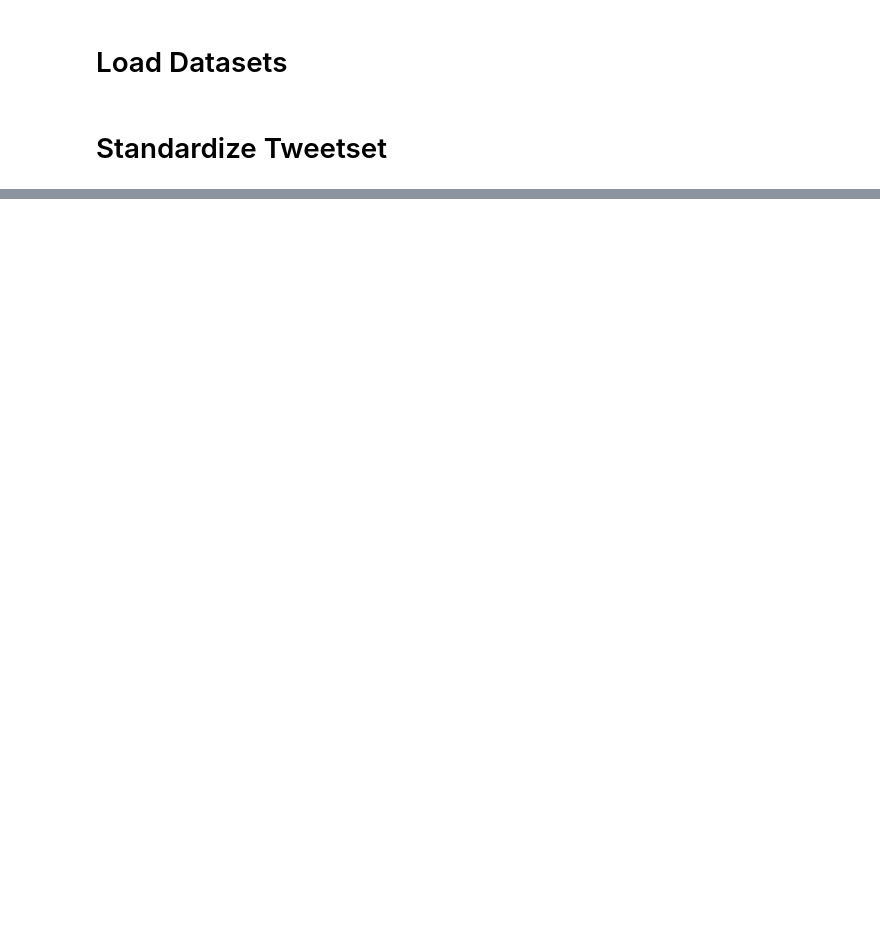
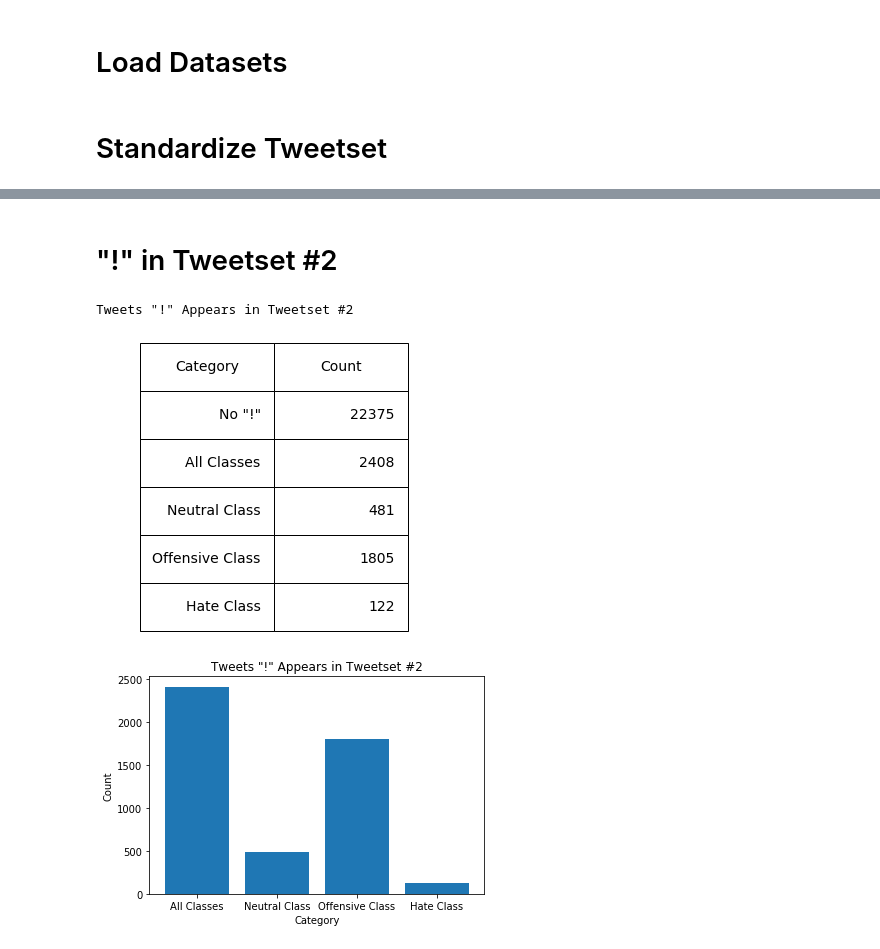
Before and after one commit to hkhan925/Hate-Speech-Classifier, a Jupyter notebook: CogMI Conference/Metadata.ipynb, the cells around one changed output, grey strips where cells are left out. Cells and saved outputs as stored; diff of their text form; code cells hidden in the pictures; blank space fills up the shorter version.

```diff
--- a/CogMI Conference/Metadata.ipynb
+++ b/CogMI Conference/Metadata.ipynb
@@ -153,0 +217,8 @@ Instances in Tweet: Number of Tweets
+# %% [markdown]
+# "!" in Tweetset #2
+# %%
+createTable(2, "!")
+# %% [output]
+Tweets "!" Appears in Tweetset #2
+[figure, added]
+[figure, added]
```
Also changed, not shown: parts of 33 cells of this notebook.
